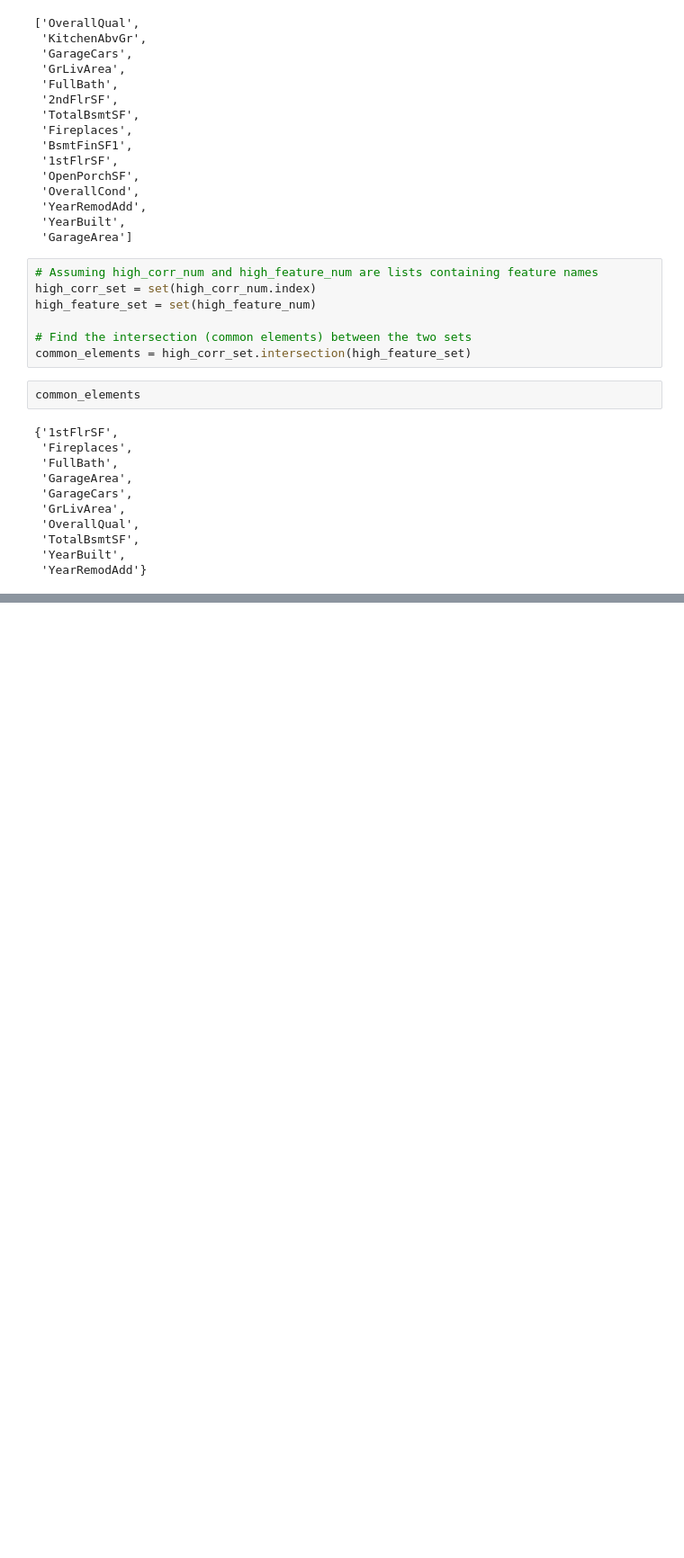
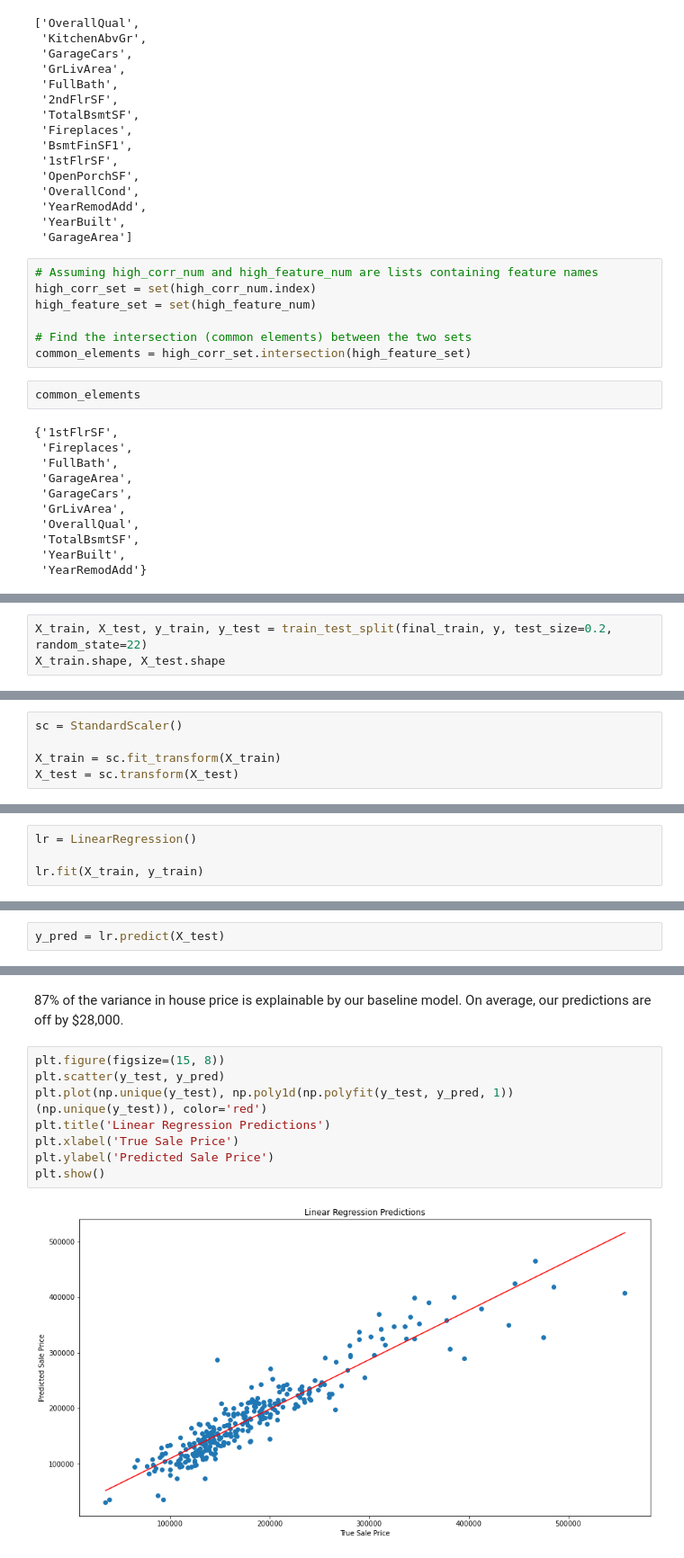
Before and after one commit to brianellis1997/House_Prices, a Jupyter notebook: EDA.ipynb, the cells around one changed output, grey strips where cells are left out. Shown at 90% size. Cells and saved outputs as stored; diff of their text form; blank space fills up the shorter version.

Commit message:
Full modeling and predictions

```diff
--- a/EDA.ipynb
+++ b/EDA.ipynb
@@ -460,0 +738,3 @@ common_elements
+# %%
+X_train, X_test, y_train, y_test = train_test_split(final_train, y, test_size=0.2, random_state=22)
+X_train.shape, X_test.shape
@@ -460,0 +743,5 @@ common_elements
+# %%
+sc = StandardScaler()
+
+X_train = sc.fit_transform(X_train)
+X_test = sc.transform(X_test)
@@ -460,0 +752,4 @@ common_elements
+# %%
+lr = LinearRegression()
+
+lr.fit(X_train, y_train)
@@ -460,0 +758,2 @@ common_elements
+# %%
+y_pred = lr.predict(X_test)
@@ -460,0 +769,12 @@ common_elements
+# %% [markdown]
+87% of the variance in house price is explainable by our baseline model. On average, our predictions are off by $28,000.
+# %%
+plt.figure(figsize=(15, 8))
+plt.scatter(y_test, y_pred)
+plt.plot(np.unique(y_test), np.poly1d(np.polyfit(y_test, y_pred, 1))(np.unique(y_test)), color='red')
+plt.title('Linear Regression Predictions')
+plt.xlabel('True Sale Price')
+plt.ylabel('Predicted Sale Price')
+plt.show()
+# %% [output]
+[figure, added]
```
Also changed, not shown: parts of 58 cells of this notebook.
